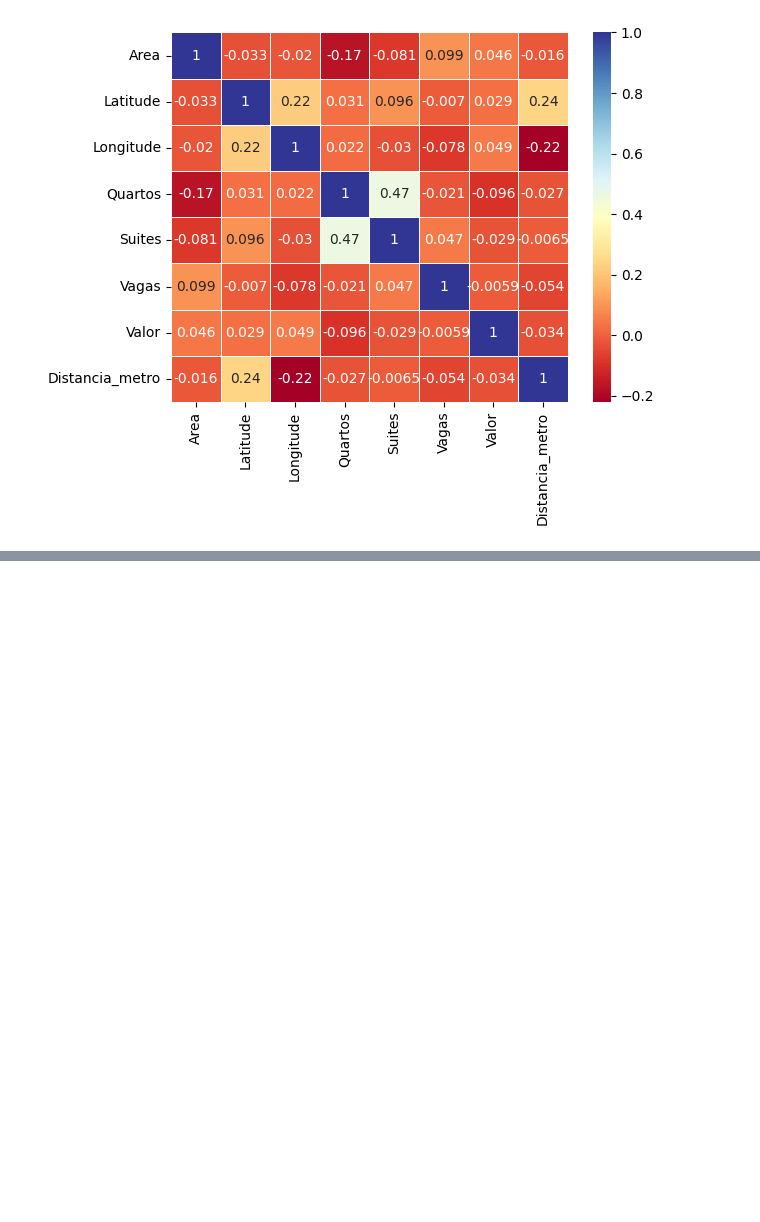
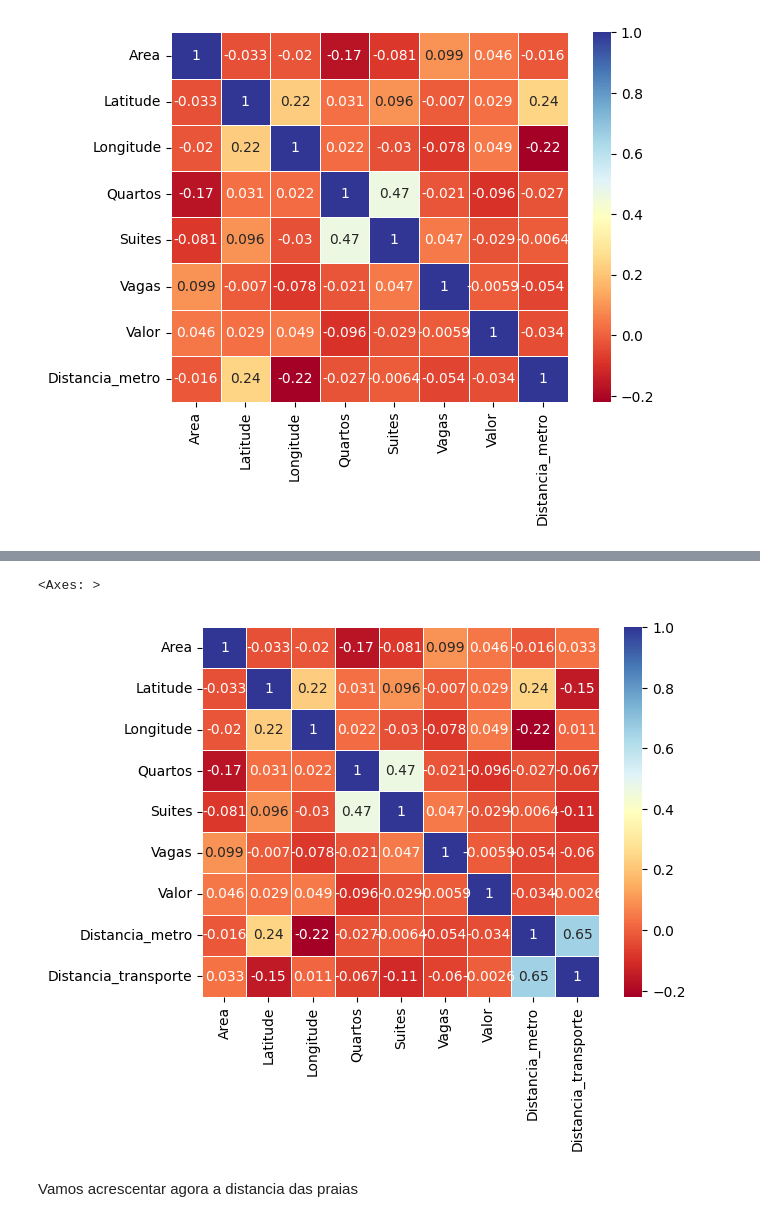
Before and after one commit to Jgabriel1800/an-lise-grafica-Recife, a Jupyter notebook: analise_geografica.ipynb, the cells around one changed output, grey strips where cells are left out. Saved outputs shown, nothing was run; the diff lists cells and outputs as text; code cells hidden in the pictures; blank space fills up the shorter version.

```diff
--- a/analise_geografica.ipynb
+++ b/analise_geografica.ipynb
@@ -328,0 +377,13 @@ sns.heatmap(correlacao,annot=True,cmap='RdYlBu',linewidth=0.5)
+# %%
+transporte =pd.concat([metro.geometry,brt.geometry],ignore_index=True)
+# %%
+geo_dados['Distancia_transporte']=geo_dados['geometry'].apply(lambda x: transporte.distance(x).min())
+# %%
+correlacao = geo_dados.select_dtypes(include=['number']).corr()
+# %%
+sns.heatmap(correlacao,annot=True,cmap='RdYlBu',linewidth=0.5)
+# %% [output]
+<Axes: >
+[figure, added]
+# %% [markdown]
+Vamos acrescentar agora a distancia das praias
```
Also changed, not shown: parts of 15 cells of this notebook.
